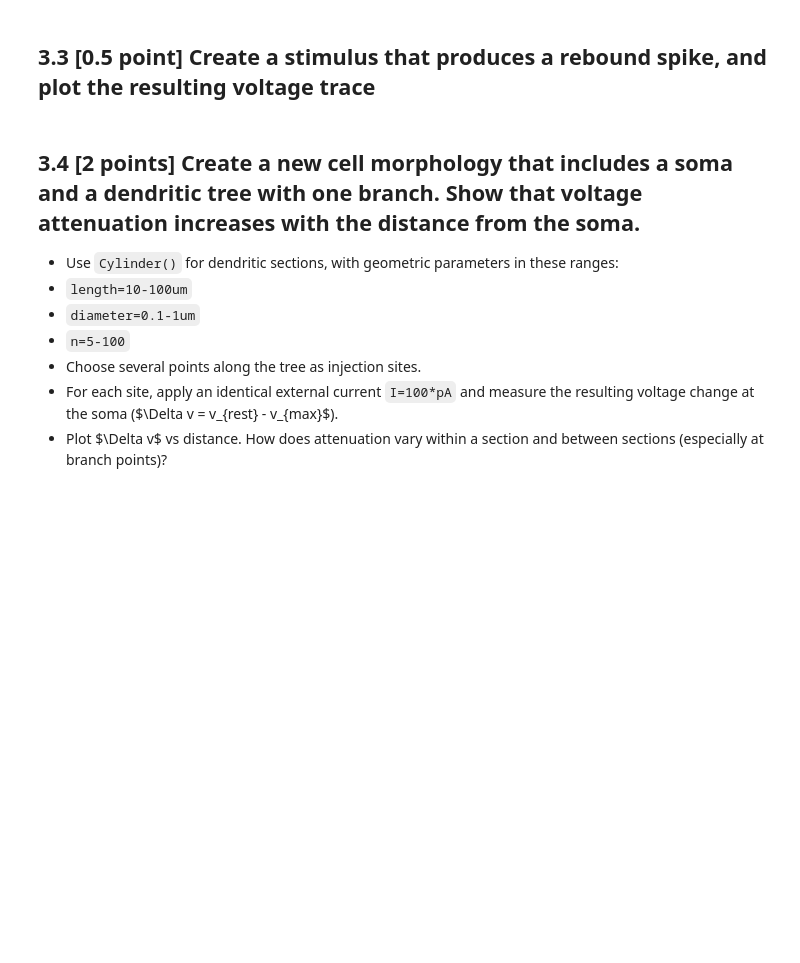
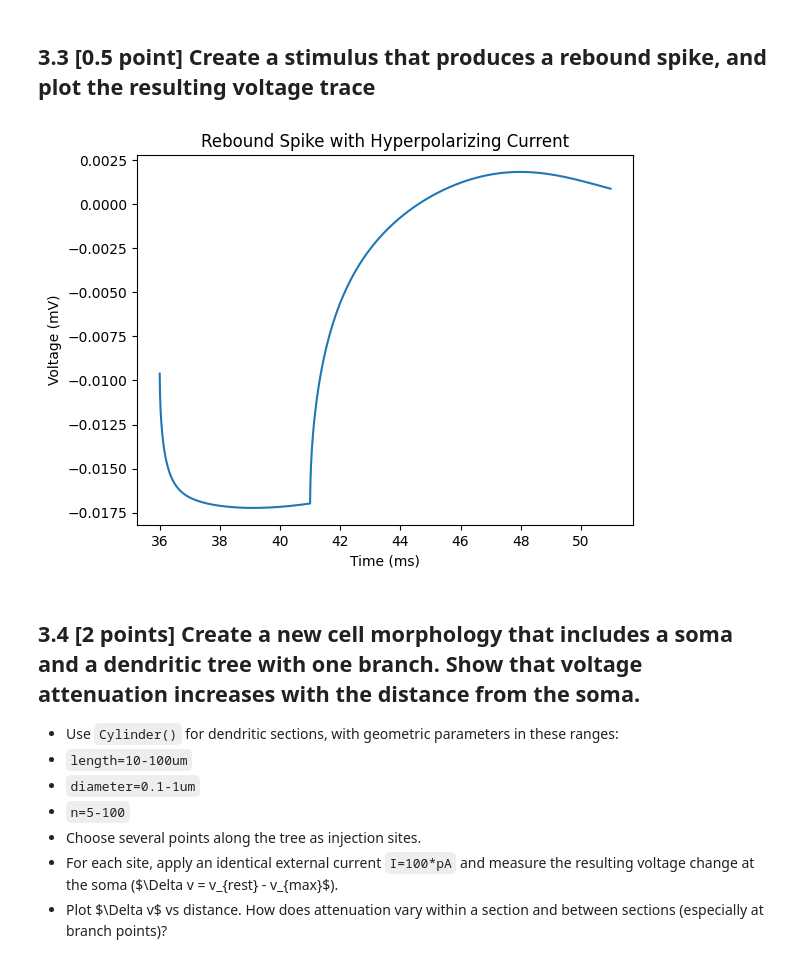
Before and after one commit to mr-nudo/neuronModels1, a Jupyter notebook: syde552_file_(1).ipynb, the cells around one changed output. Saved outputs shown, nothing was run; the diff lists cells and outputs as text; code cells hidden in the pictures; blank space fills up the shorter version.

````diff
--- a/syde552_file_(1).ipynb
+++ b/syde552_file_(1).ipynb
@@ -694,3 +789,26 @@ plt.show()
+# %%
+# Define locations for monitoring
+stim_location = int(len(neuron) / 2)
+
+# State monitors
+monitor_v = StateMonitor(neuron, 'v', record=True)
+
+# Inject a hyperpolarizing current pulse to produce a rebound spike
+neuron.I[stim_location] = -2*uA  # Hyperpolarizing current
+run(5*ms)
+neuron.I = 0*uA  # Remove the current
+
+# Continue simulation
+run(10*ms)
+
+# Plot the resulting voltage trace
+plt.plot(monitor_v.t/ms, monitor_v.v[stim_location])
+plt.xlabel('Time (ms)')
+plt.ylabel('Voltage (mV)')
+plt.title('Rebound Spike with Hyperpolarizing Current')
+plt.show()
+# %% [output]
+[figure, added]
 # %% [markdown]
 ## 3.4 [2 points] Create a new cell morphology that includes a soma and a dendritic tree with one branch. Show that voltage attenuation increases with the distance from the soma.
 - Use ```Cylinder()``` for dendritic sections, with geometric parameters in these ranges:
````
Also changed, not shown: parts of 6 cells of this notebook.
